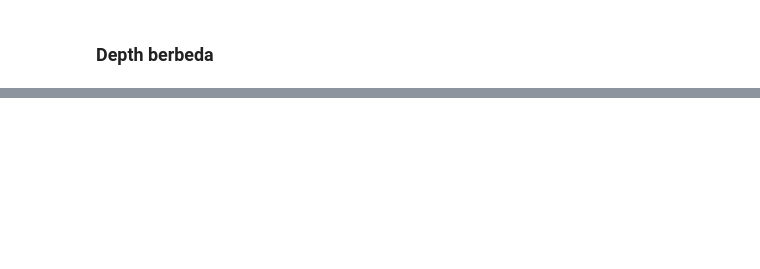
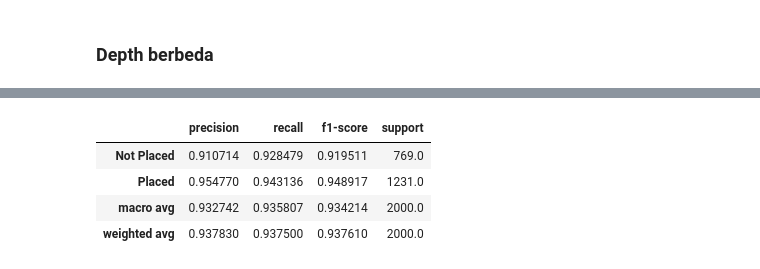
Before and after one commit to DiyahSusan/Tubes1-IF3270-ciamso, a Jupyter notebook: src/test.ipynb, the cells around one changed output, grey strips where cells are left out. Saved outputs shown, nothing was run; the diff lists cells and outputs as text; code cells hidden in the pictures; blank space fills up the shorter version.

```diff
--- a/src/test.ipynb
+++ b/src/test.ipynb
@@ -501,0 +777,79 @@ Epoch 10/10, Train Loss=0.615250, Val Loss=0.615500
+# %%
+# init hyperparameter
+SEED = 42
+EPOCHS = 50
+LEARNING_RATE = 0.01
+BATCH_SIZE = 32
+# %%
+custom_model = build_regularization_model(l1_lambda=0.0, l2_lambda=0.0, seed=SEED)
+
+history_custom = custom_model.train(
+    X_train_np, y_train_np,
+    X_val_np, y_val_np,
+    epochs=EPOCHS,
+    batch_size=BATCH_SIZE,
+    learning_rate=LEARNING_RATE,
+    verbose=1
+)
+
+custom_result = evaluate_binary_model(
+    custom_model,
+    X_val_np,
+    y_val_np,
+    model_name="Custom FFNN"
+)
+
+# train model sklearn
+sklearn_model = MLPClassifier(
+    hidden_layer_sizes=(16, 8),
+    activation="relu",
+    solver="adam",
+    learning_rate="constant",
+    learning_rate_init=LEARNING_RATE,
+    batch_size=BATCH_SIZE,
+    max_iter=EPOCHS,
+    shuffle=True,
+    random_state=SEED,
+    alpha=0.0
+)
+
+sklearn_model.fit(X_train_np, y_train_np.reshape(-1))
+
+def evaluate_sklearn_model(model, X_val, y_val, model_name="Sklearn MLP"):
+    y_pred = model.predict(X_val)
+    y_true = y_val.reshape(-1)
+
+    print()
+    print(model_name)
+
+    report_dict = classification_report(
+        y_true,
+        y_pred,
+        target_names=["Not Placed", "Placed"],
+        output_dict=True
+    )
+
+    report_df = pd.DataFrame(report_dict).transpose()
+    report_df = report_df.drop("accuracy")
+    display(report_df)
+
+    acc = accuracy_score(y_true, y_pred)
+    macro_f1 = f1_score(y_true, y_pred, average="macro")
+
+    print(f"Accuracy  : {acc:.4f}")
+    print(f"Macro F1  : {macro_f1:.4f}")
+    print()
+
+    return {
+        "accuracy": acc,
+        "macro_f1": macro_f1,
+        "y_pred": y_pred
+    }
+
+sklearn_result = evaluate_sklearn_model(
+    sklearn_model,
+    X_val_np,
+    y_val_np,
+    model_name="Sklearn MLPClassifier"
+)
+# %% [output]
@@ -501,0 +873,5 @@ Epoch 10/10, Train Loss=0.615250, Val Loss=0.615500
+|  | precision | recall | f1-score | support |
+| Not Placed | 0.910714 | 0.928479 | 0.919511 | 769.0 |
+| Placed | 0.954770 | 0.943136 | 0.948917 | 1231.0 |
+| macro avg | 0.932742 | 0.935807 | 0.934214 | 2000.0 |
+| weighted avg | 0.937830 | 0.937500 | 0.937610 | 2000.0 |
```
Also changed, not shown: parts of 23 cells of this notebook.
